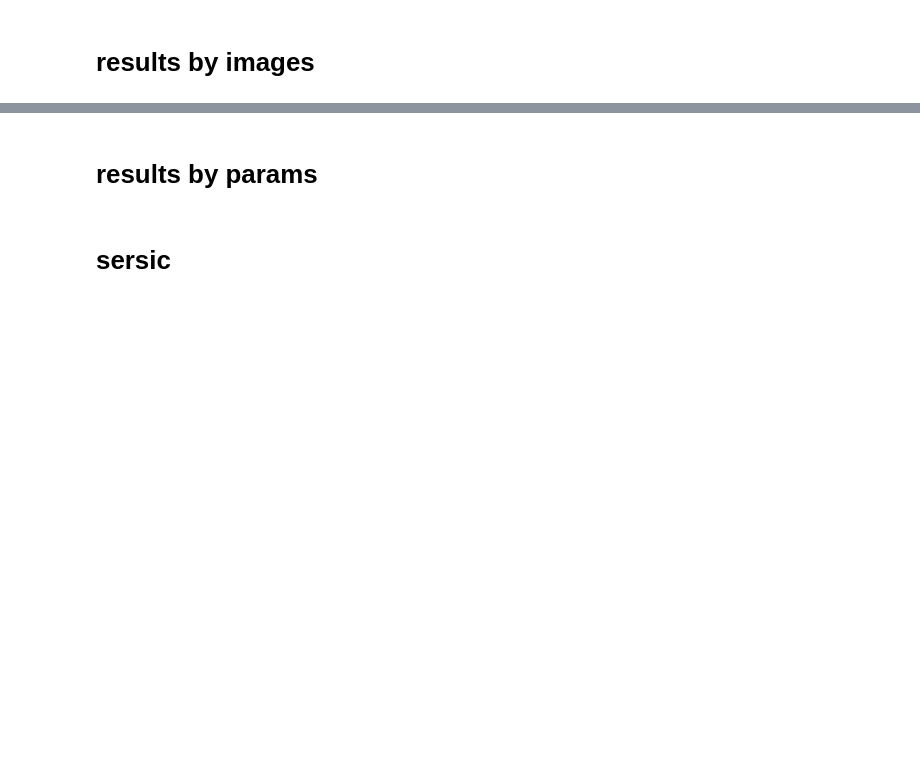
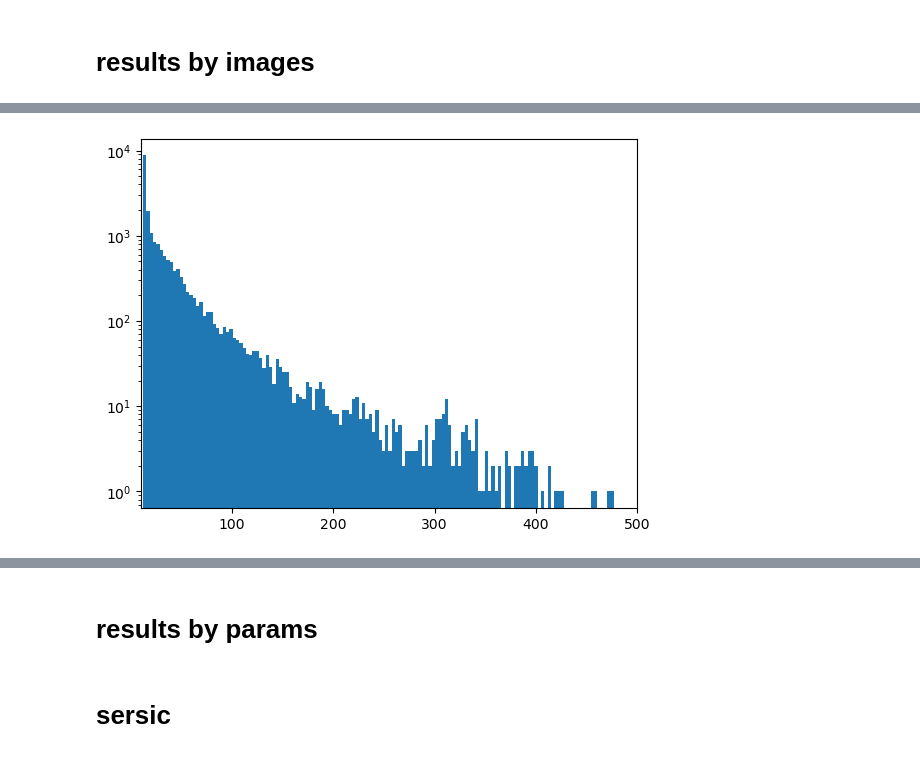
Before and after one commit to martinetnicolas/PISCO, a Jupyter notebook: pix2shear/se++/PlotsSE++.ipynb, the cells around one changed output, grey strips where cells are left out. Saved outputs shown, nothing was run; the diff lists cells and outputs as text; code cells hidden in the pictures; blank space fills up the shorter version.

```diff
--- a/pix2shear/se++/PlotsSE++.ipynb
+++ b/pix2shear/se++/PlotsSE++.ipynb
@@ -221,9 +245,11 @@ comparaison(
 # %%
 df, all_pixels = compute_res(IMAGES_DIR)
 # %%
-pyplot.hist(all_pixels, bins=200, log=False)
-pyplot.xlim(10, 20)
+pyplot.hist(all_pixels, bins=200, log=True)
+pyplot.xlim(10, 500)
 pyplot.show()
+# %% [output]
+[figure, added]
 # %%
 mask_res = all_pixels <= 14
 print(mask_res.sum())
```
Also changed, not shown: parts of 15 cells of this notebook, 9 other files.
